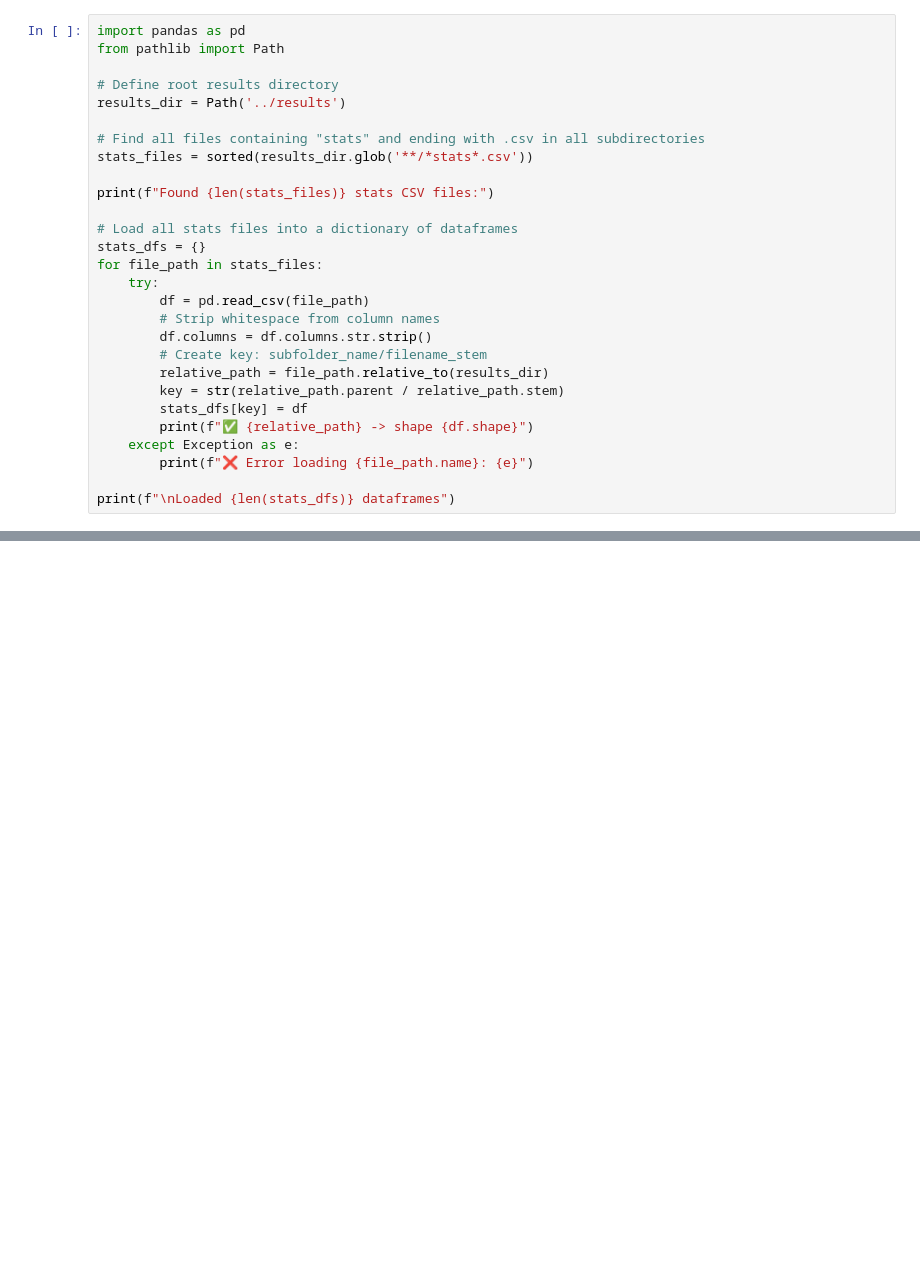
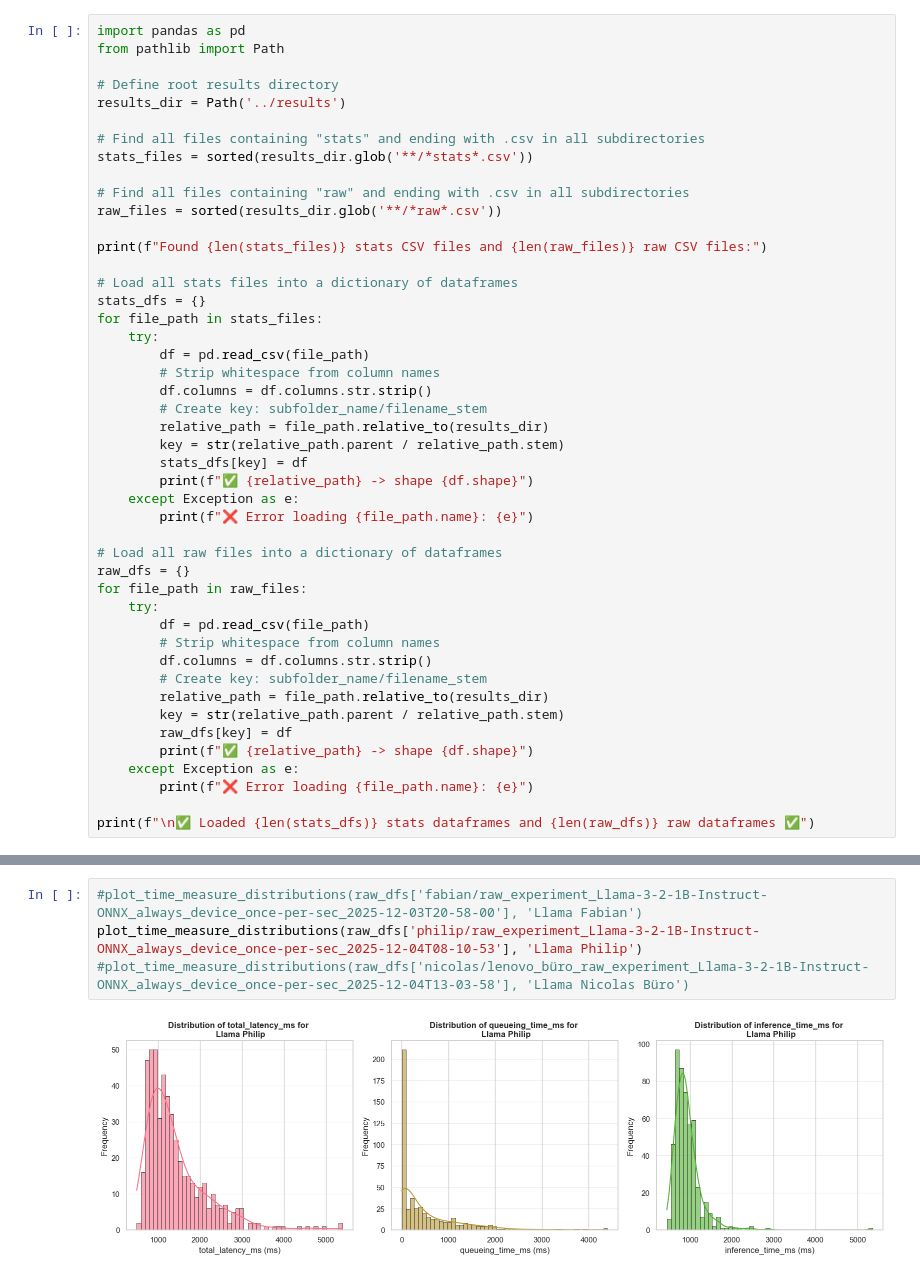
Before and after one commit to fabianHueni/UNIBE_MSGAI_HS25_Project, a Jupyter notebook: analyse/analyse_latency_data.ipynb, the cells around one changed output, grey strips where cells are left out. Saved outputs shown, nothing was run; the diff lists cells and outputs as text; blank space fills up the shorter version.

```diff
--- a/analyse/analyse_latency_data.ipynb
+++ b/analyse/analyse_latency_data.ipynb
@@ -11,7 +19,10 @@ results_dir = Path('../results')
 # Find all files containing "stats" and ending with .csv in all subdirectories
 stats_files = sorted(results_dir.glob('**/*stats*.csv'))
 
-print(f"Found {len(stats_files)} stats CSV files:")
+# Find all files containing "raw" and ending with .csv in all subdirectories
+raw_files = sorted(results_dir.glob('**/*raw*.csv'))
+
+print(f"Found {len(stats_files)} stats CSV files and {len(raw_files)} raw CSV files:")
 
 # Load all stats files into a dictionary of dataframes
 stats_dfs = {}
@@ -28,5 +39,20 @@ for file_path in stats_files:
     except Exception as e:
         print(f"❌ Error loading {file_path.name}: {e}")
 
-print(f"\nLoaded {len(stats_dfs)} dataframes")
+# Load all raw files into a dictionary of dataframes
+raw_dfs = {}
+for file_path in raw_files:
+    try:
+        df = pd.read_csv(file_path)
+        # Strip whitespace from column names
+        df.columns = df.columns.str.strip()
+        # Create key: subfolder_name/filename_stem
+        relative_path = file_path.relative_to(results_dir)
+        key = str(relative_path.parent / relative_path.stem)
+        raw_dfs[key] = df
+        print(f"✅ {relative_path} -> shape {df.shape}")
+    except Exception as e:
+        print(f"❌ Error loading {file_path.name}: {e}")
+
+print(f"\n✅ Loaded {len(stats_dfs)} stats dataframes and {len(raw_dfs)} raw dataframes ✅")
 # %% [output]
@@ -88,0 +98,6 @@ plt.show()
+# %%
+#plot_time_measure_distributions(raw_dfs['fabian/raw_experiment_Llama-3-2-1B-Instruct-ONNX_always_device_once-per-sec_2025-12-03T20-58-00'], 'Llama Fabian')
+plot_time_measure_distributions(raw_dfs['philip/raw_experiment_Llama-3-2-1B-Instruct-ONNX_always_device_once-per-sec_2025-12-04T08-10-53'], 'Llama Philip')
+#plot_time_measure_distributions(raw_dfs['nicolas/lenovo_büro_raw_experiment_Llama-3-2-1B-Instruct-ONNX_always_device_once-per-sec_2025-12-04T13-03-58'], 'Llama Nicolas Büro')
+# %% [output]
+[figure, added]
```
Also changed, not shown: parts of 8 cells of this notebook, 1 other file.
